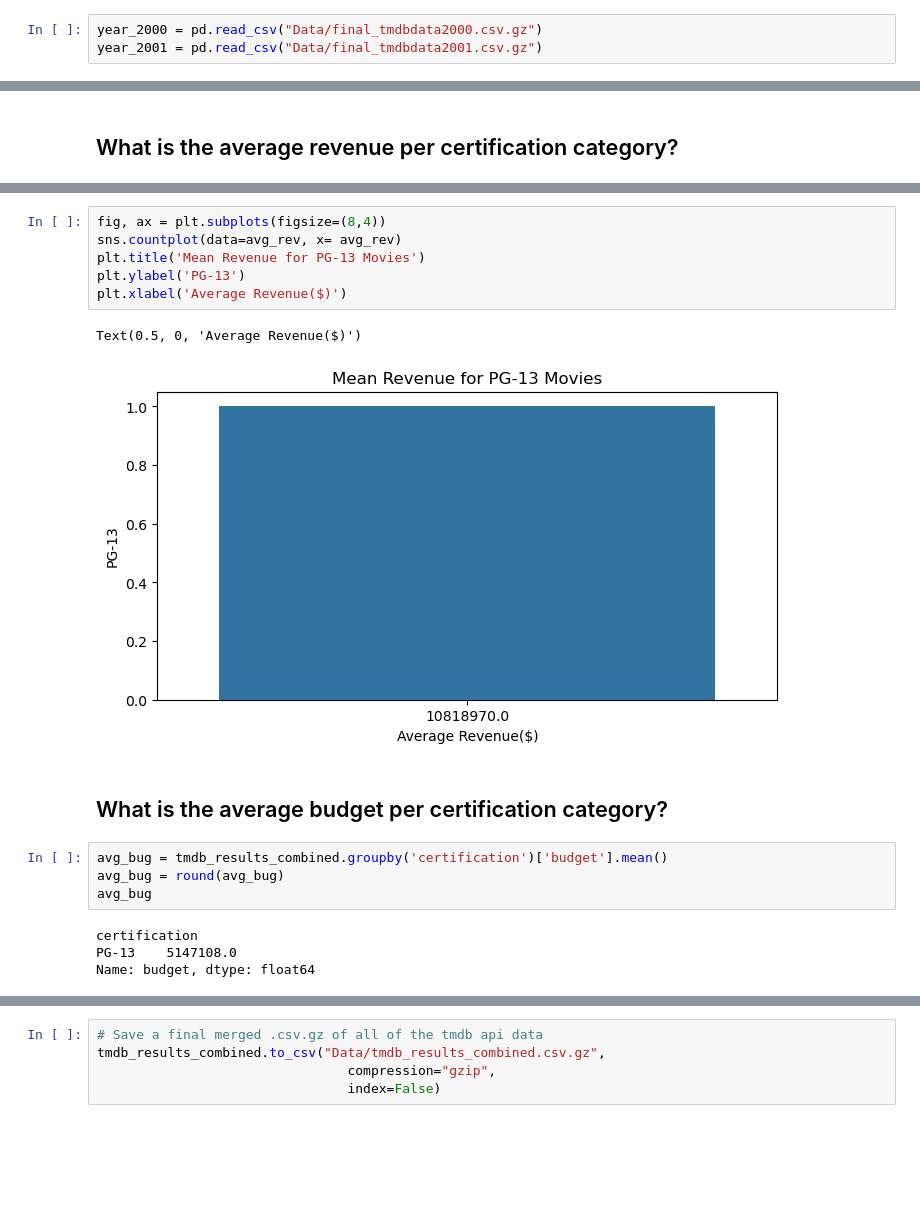
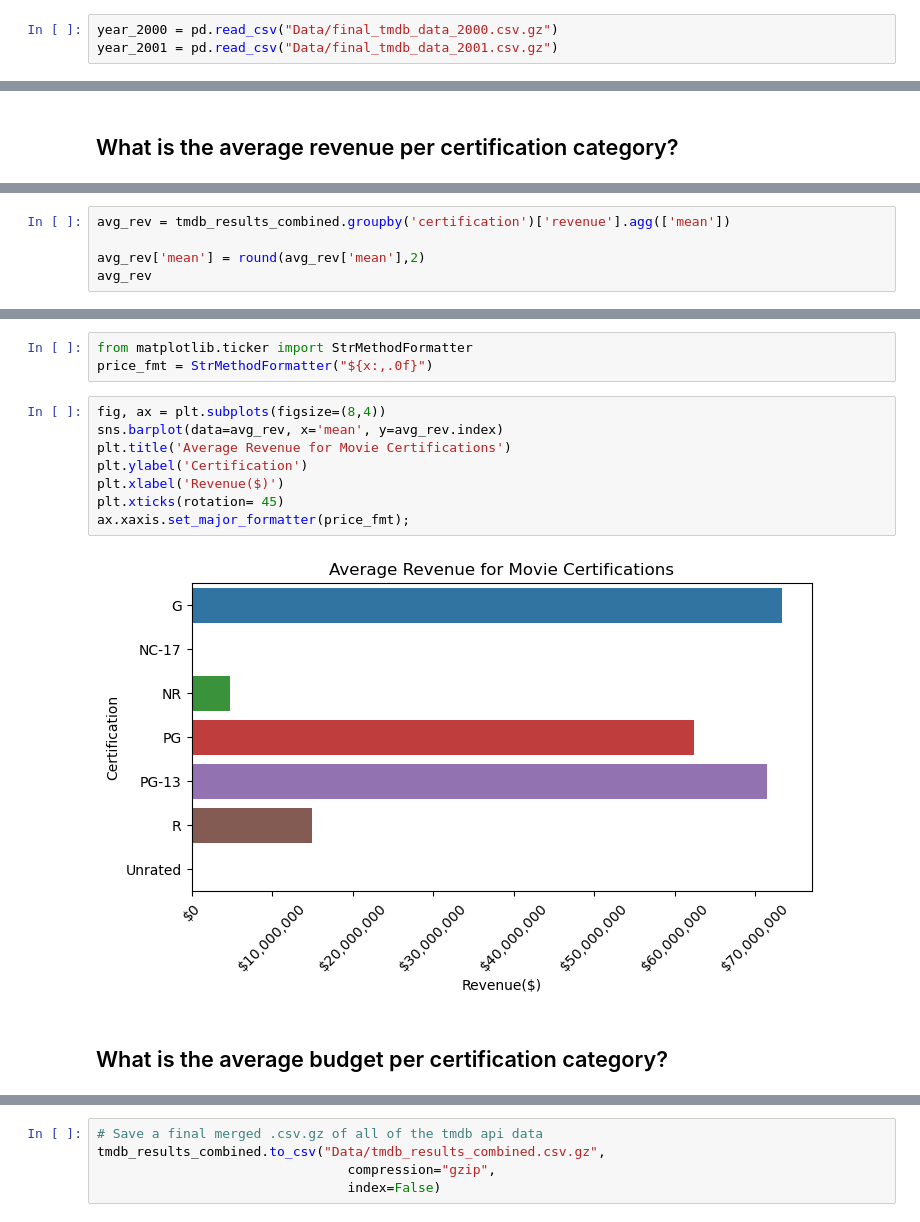
Before and after one commit to JmB17/Data-Enrichment-Project, a Jupyter notebook: Project 3 Part 2 EDA.ipynb, the cells around one changed output, grey strips where cells are left out. Cells and saved outputs as stored; diff of their text form; blank space fills up the shorter version.

```diff
--- a/Project 3 Part 2 EDA.ipynb
+++ b/Project 3 Part 2 EDA.ipynb
@@ -9,8 +9,8 @@ import seaborn as sns
 # %% [markdown]
 # Load Data
 # %%
-year_2000 = pd.read_csv("Data/final_tmdbdata2000.csv.gz")
-year_2001 = pd.read_csv("Data/final_tmdbdata2001.csv.gz")
+year_2000 = pd.read_csv("Data/final_tmdb_data_2000.csv.gz")
+year_2001 = pd.read_csv("Data/final_tmdb_data_2001.csv.gz")
 # %% [markdown]
 ## Join Data
 # %%
@@ -91,0 +90,5 @@ Name: revenue, dtype: float64
+# %%
+avg_rev = tmdb_results_combined.groupby('certification')['revenue'].agg(['mean'])
+
+avg_rev['mean'] = round(avg_rev['mean'],2)
+avg_rev
@@ -92,19 +105,15 @@ Name: revenue, dtype: float64
+# %%
+from matplotlib.ticker import StrMethodFormatter
+price_fmt = StrMethodFormatter("${x:,.0f}")
 # %%
 fig, ax = plt.subplots(figsize=(8,4))
-sns.countplot(data=avg_rev, x= avg_rev)
-plt.title('Mean Revenue for PG-13 Movies')
-plt.ylabel('PG-13')
-plt.xlabel('Average Revenue($)')
+sns.barplot(data=avg_rev, x='mean', y=avg_rev.index)
+plt.title('Average Revenue for Movie Certifications')
+plt.ylabel('Certification')
+plt.xlabel('Revenue($)')
+plt.xticks(rotation= 45)
+ax.xaxis.set_major_formatter(price_fmt);
 # %% [output]
-Text(0.5, 0, 'Average Revenue($)')
-[figure, old version]
+[figure, new version]
 # %% [markdown]
 ## What is the average budget per certification category?
-# %%
-avg_bug = tmdb_results_combined.groupby('certification')['budget'].mean()
-avg_bug = round(avg_bug)
-avg_bug
-# %% [output]
-certification
-PG-13    5147108.0
-Name: budget, dtype: float64
```
Also changed, not shown: parts of 9 cells of this notebook, 10 other files.
